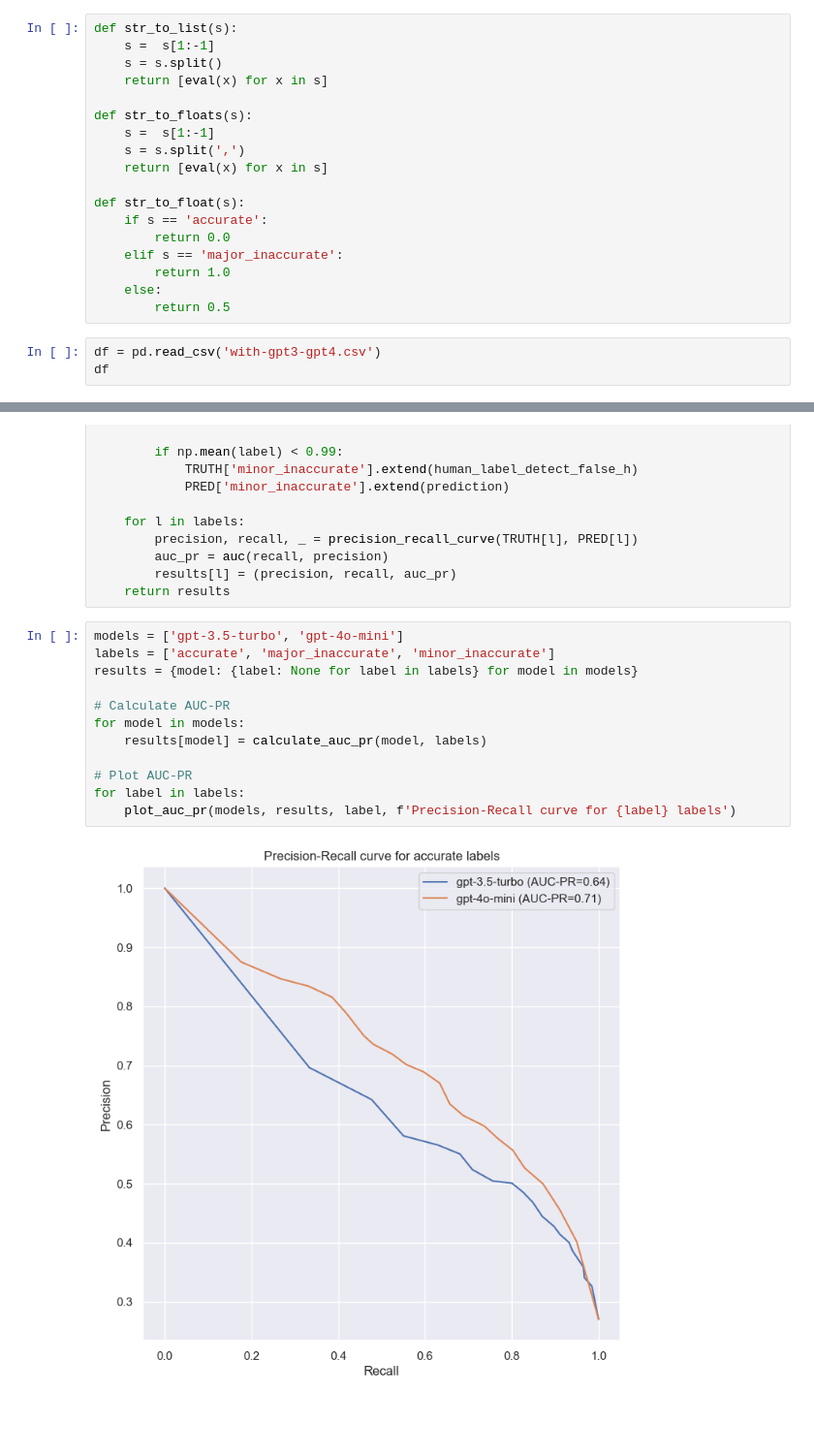
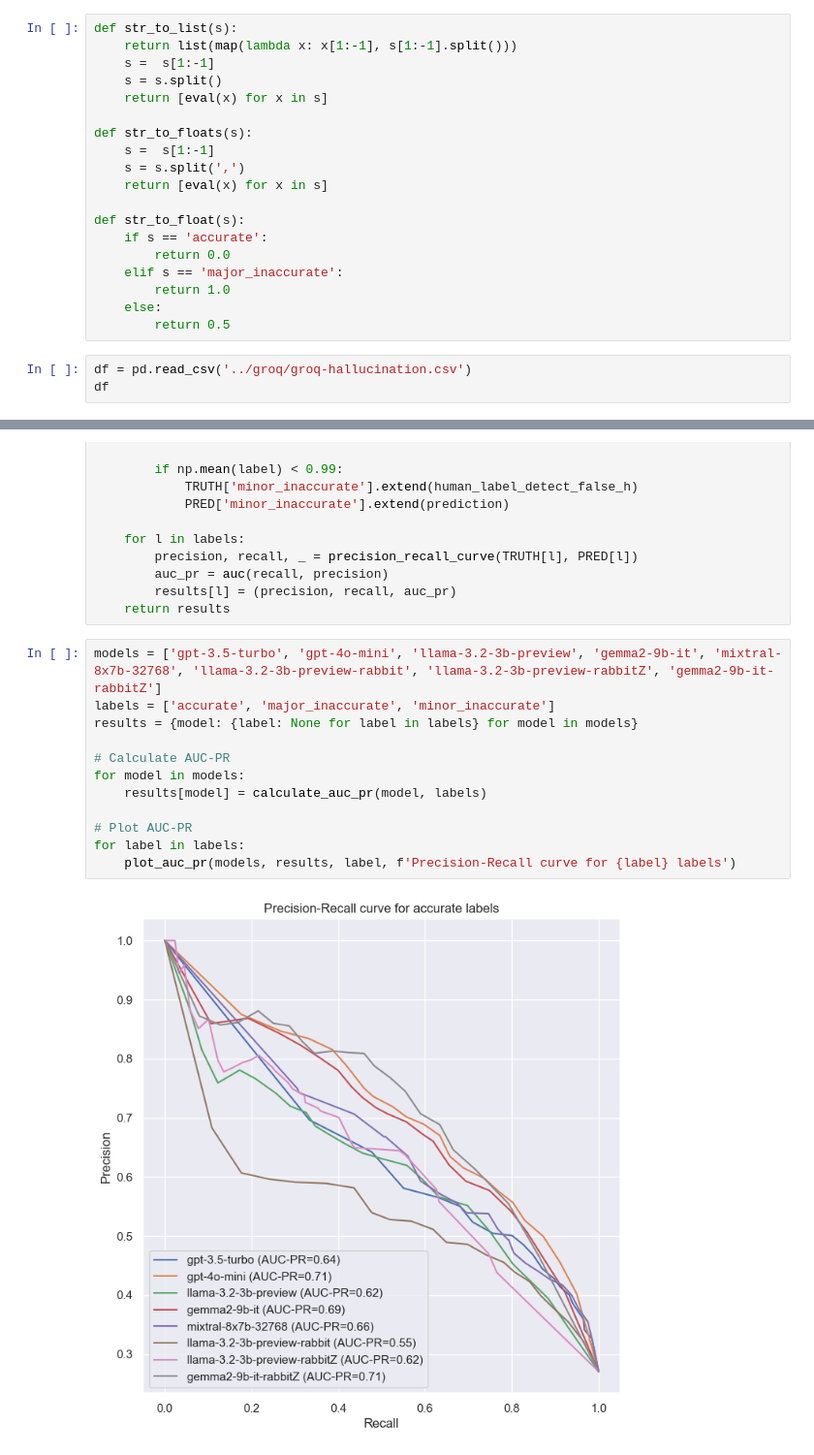
Before and after one commit to jinx2321/CS470, a Jupyter notebook: evaluation.ipynb, the cells around one changed output, grey strips where cells are left out. Shown at 97% size. Saved outputs shown, nothing was run; the diff lists cells and outputs as text; blank space fills up the shorter version.

```diff
--- a/evaluation.ipynb
+++ b/evaluation.ipynb
@@ -8,6 +8,7 @@ import seaborn as sns
 sns.set_theme()
 # %%
 def str_to_list(s):
+    return list(map(lambda x: x[1:-1], s[1:-1].split()))
     s =  s[1:-1]
     s = s.split()
     return [eval(x) for x in s]
@@ -25,7 +26,7 @@ def str_to_float(s):
     else:
         return 0.5
 # %%
-df = pd.read_csv('with-gpt3-gpt4.csv')
+df = pd.read_csv('../groq/groq-hallucination.csv')
 df
 # %% [output]
 |  | gpt3_text | wiki_bio_text | gpt3_sentences | annotation | wiki_bio_test_idx | gpt3_text_samples | ... |
@@ -88,16 +89,16 @@ def calculate_auc_pr(model, labels):
         results[l] = (precision, recall, auc_pr)
     return results
 # %%
-models = ['gpt-3.5-turbo', 'gpt-4o-mini']
+models = ['gpt-3.5-turbo', 'gpt-4o-mini', 'llama-3.2-3b-preview', 'gemma2-9b-it', 'mixtral-8x7b-32768', 'llama-3.2-3b-preview-rabbit', 'llama-3.2-3b-preview-rabbitZ', 'gemma2-9b-it-rabbitZ']
 labels = ['accurate', 'major_inaccurate', 'minor_inaccurate']
 results = {model: {label: None for label in labels} for model in models}
 
 # Calculate AUC-PR
 for model in models:
     results[model] = calculate_auc_pr(model, labels)
 
 # Plot AUC-PR
 for label in labels:
     plot_auc_pr(models, results, label, f'Precision-Recall curve for {label} labels')
 # %% [output]
-[figure, old version]
+[figure, new version]
```
Also changed, not shown: parts of 2 cells of this notebook.
